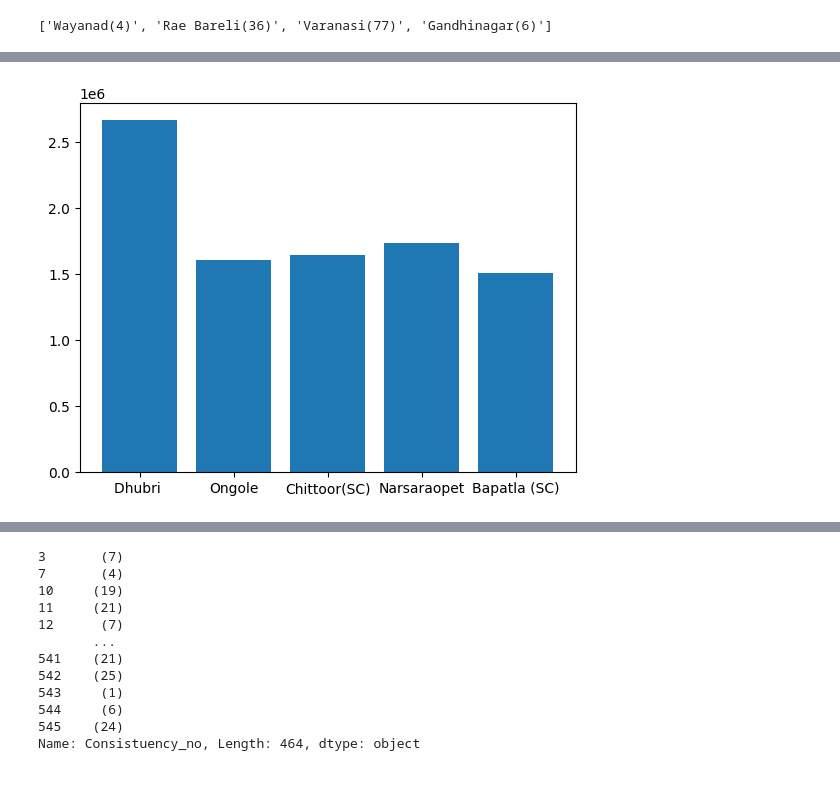
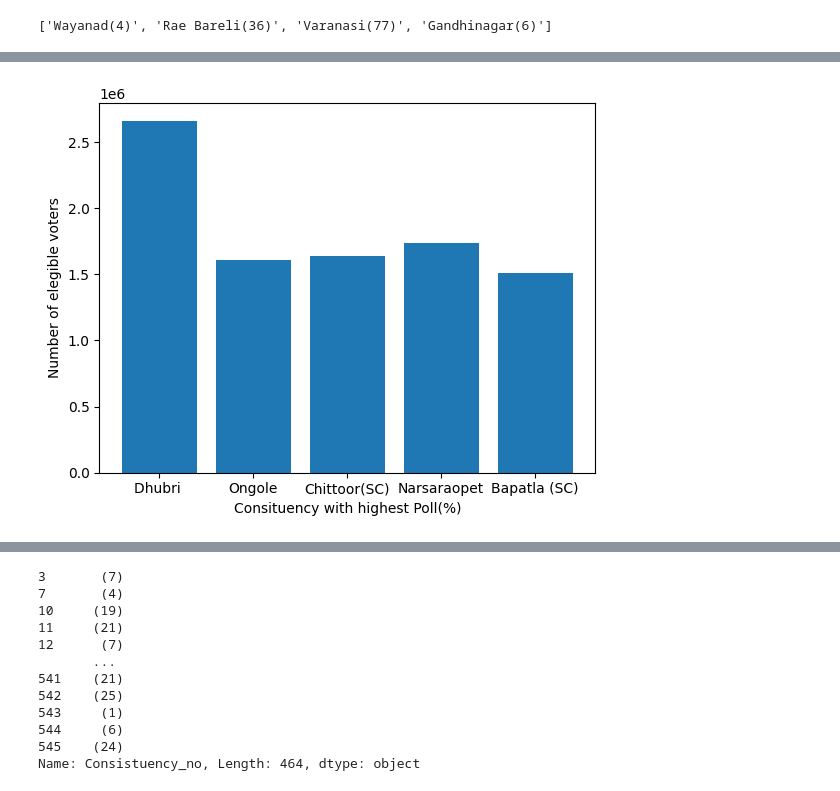
Before and after one commit to Ak1704/Election_result_analysis, a Jupyter notebook: Election_Analysis.ipynb, the cells around one changed output, grey strips where cells are left out. Cells and saved outputs as stored; diff of their text form; code cells hidden in the pictures.

```diff
--- a/Election_Analysis.ipynb
+++ b/Election_Analysis.ipynb
@@ -208,8 +222,10 @@ plt.show()
 # %%
 plt.bar(pc_list,poll_count)
+plt.xlabel("Consituency with highest Poll(%)")
+plt.ylabel("Number of elegible voters")
 plt.show()
 # %% [output]
-[figure, old version]
+[figure, new version]
 # %%
 
 pc_list_tail = list(poll_list["PC Name"].tail().values)
```
Also changed, not shown: parts of 19 cells of this notebook, 1 other file.
